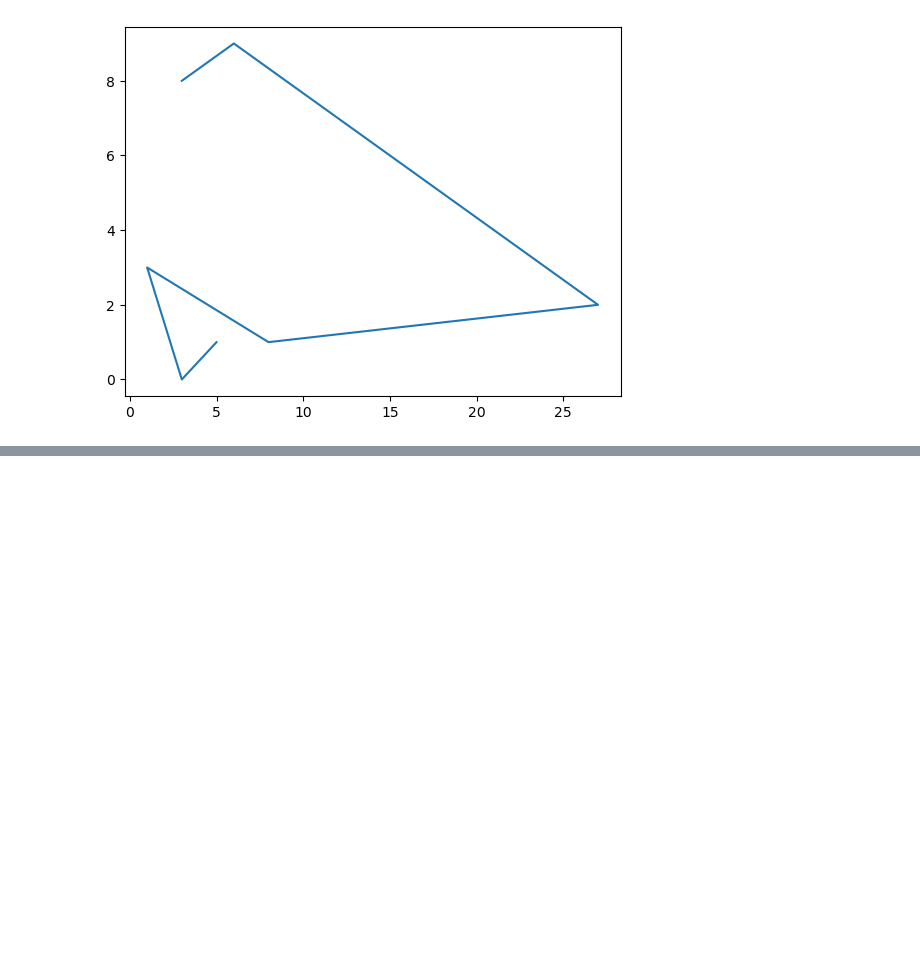
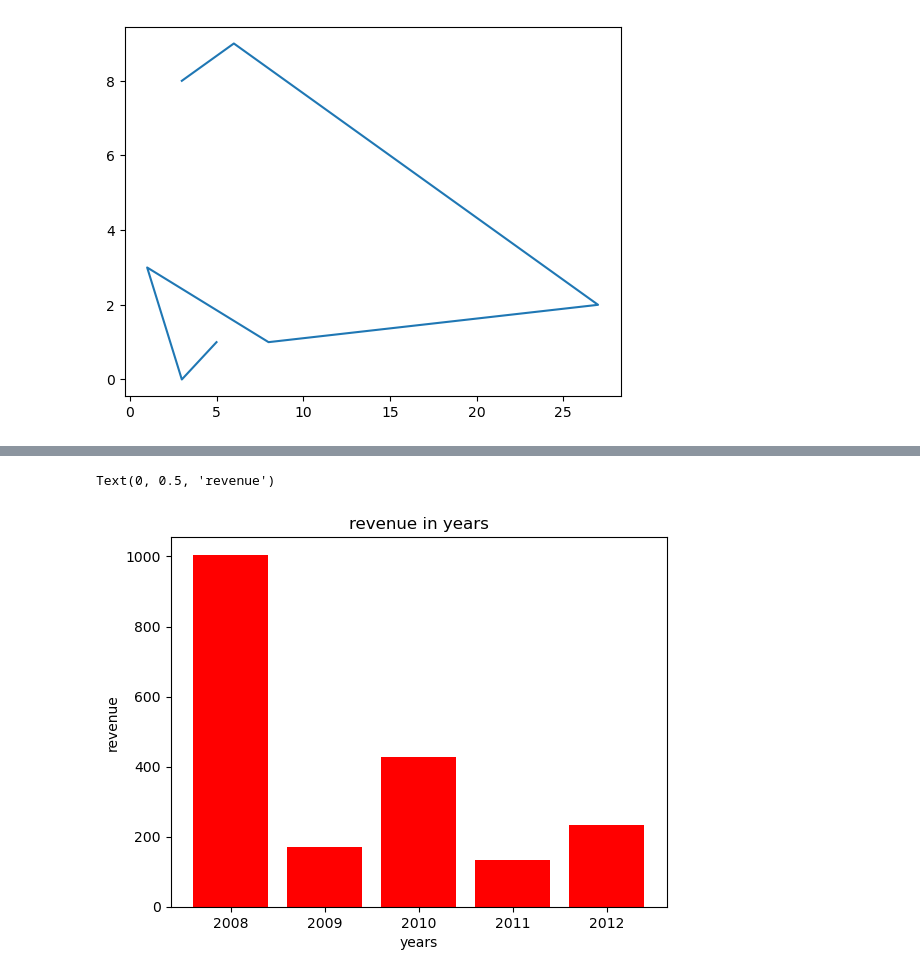
Before and after one commit to noumandawar2022/Prime-AI-ML, a Jupyter notebook: Phase_05_DataVisualization/Part_01.ipynb, the cells around one changed output, grey strips where cells are left out. Saved outputs shown, nothing was run; the diff lists cells and outputs as text; code cells hidden in the pictures; blank space fills up the shorter version.

```diff
--- a/Phase_05_DataVisualization/Part_01.ipynb
+++ b/Phase_05_DataVisualization/Part_01.ipynb
@@ -32,0 +80,18 @@ plt.show()
+# %%
+movies = [
+"The Dark Knight",
+"The Hurt Locker",
+"The King's Speech",
+"The Artist",
+"Argo"]
+# Oscar Moives
+years = [2008, 2009, 2010, 2011, 2012]
+revenue = [1005, 170, 427, 133, 232] # in $M
+
+plt.bar(years,revenue,color = "red")
+plt.title("revenue in years")
+plt.xlabel("years")
+plt.ylabel("revenue")
+# %% [output]
+Text(0, 0.5, 'revenue')
+[figure, added]
```
Also changed, not shown: parts of 9 cells of this notebook, 5 other files.
